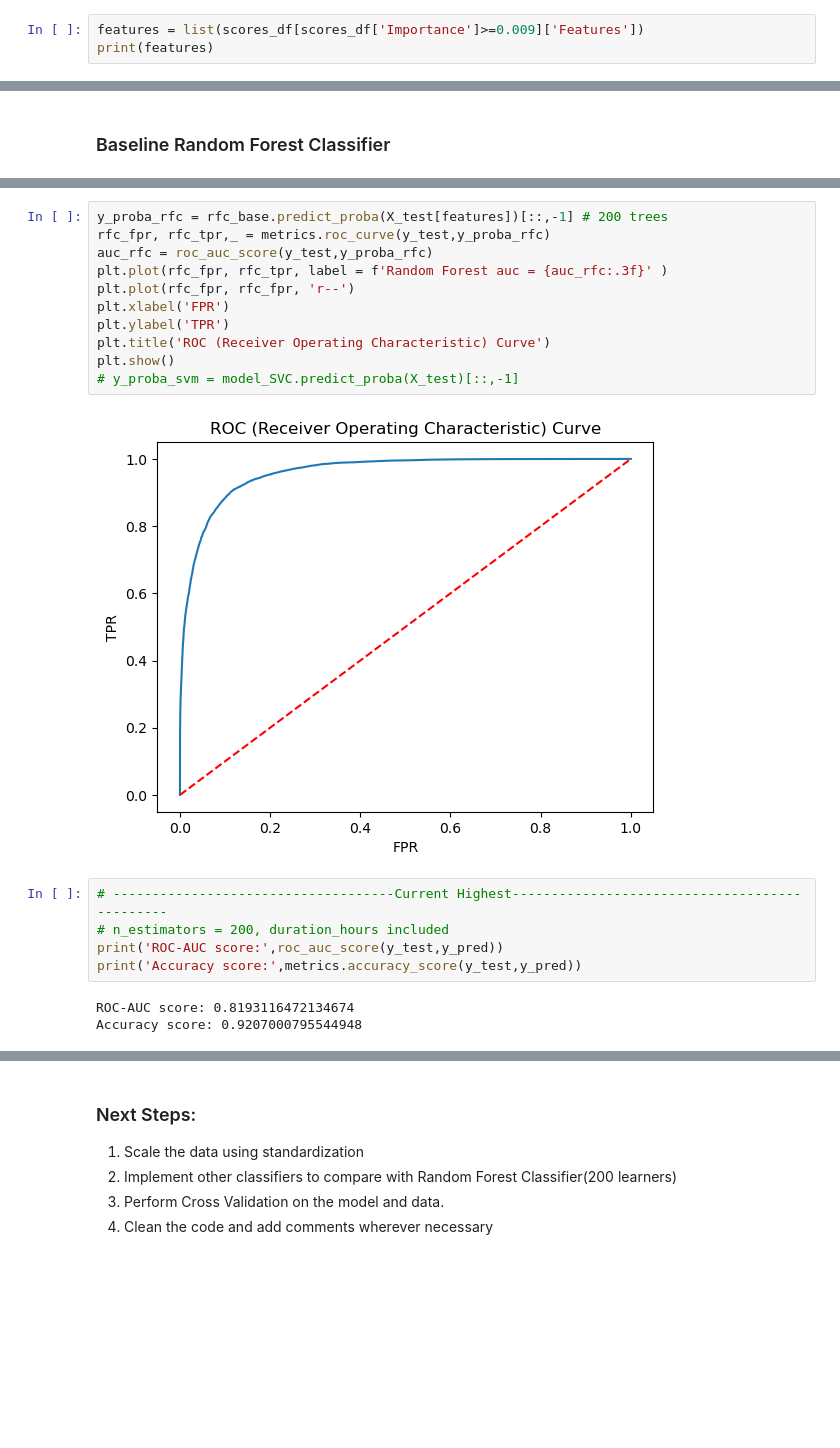
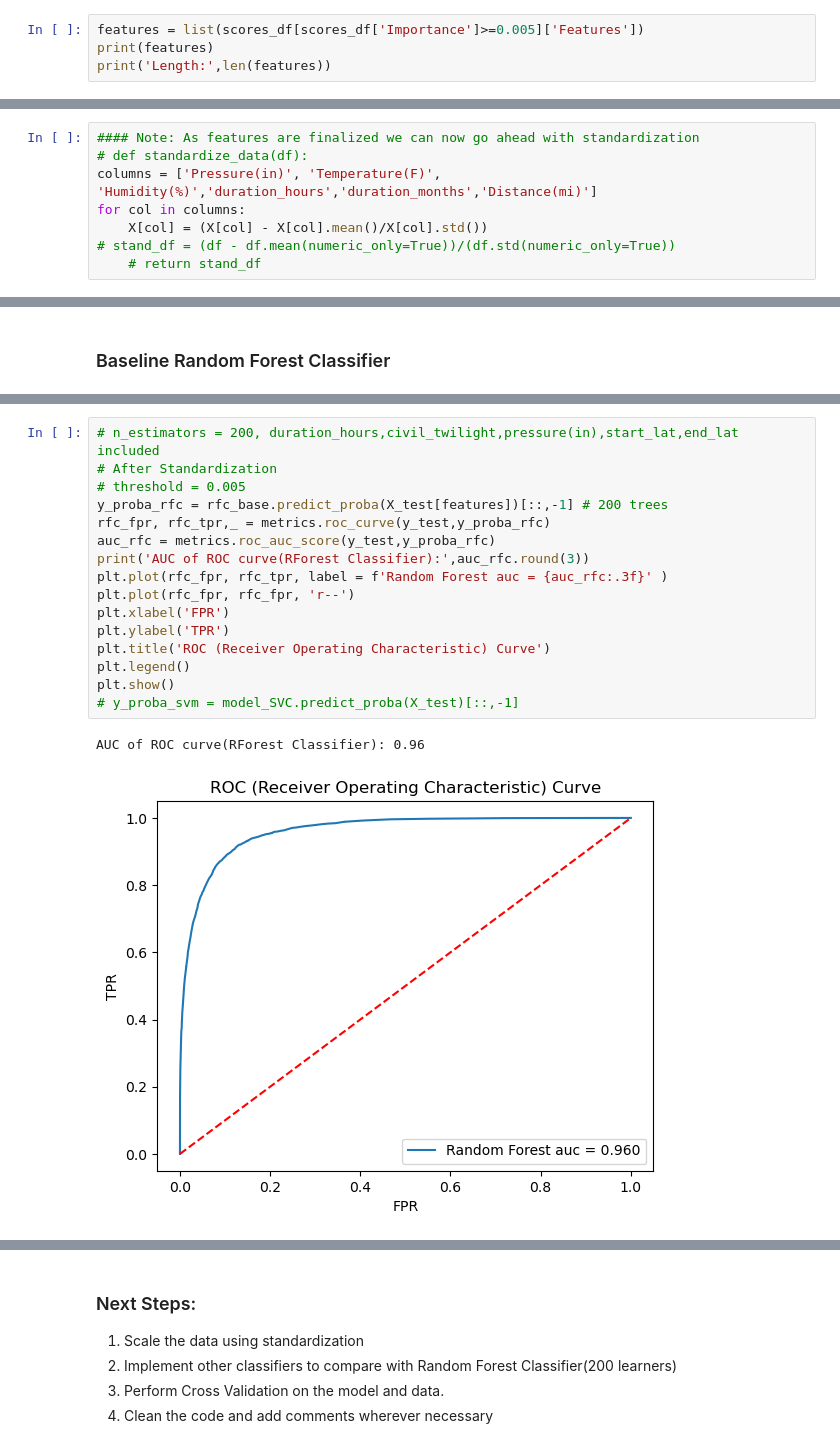
Before and after one commit to RBelgundi-6475/Term_Project_CS5644, a Jupyter notebook: Term_Project.ipynb, the cells around one changed output, grey strips where cells are left out. Saved outputs shown, nothing was run; the diff lists cells and outputs as text; blank space fills up the shorter version.

Commit message:
Experiments conducted with Random Forest Classifier

```diff
--- a/Term_Project.ipynb
+++ b/Term_Project.ipynb
@@ -687,4 +693,5 @@ Wall time: 7min 36s
 # %%
-features = list(scores_df[scores_df['Importance']>=0.009]['Features'])
+features = list(scores_df[scores_df['Importance']>=0.005]['Features'])
 print(features)
+print('Length:',len(features))
 # %% [output]
@@ -692 +702,9 @@ print(features)
+# %%
+#### Note: As features are finalized we can now go ahead with standardization
+# def standardize_data(df):
+columns = ['Pressure(in)', 'Temperature(F)', 'Humidity(%)','duration_hours','duration_months','Distance(mi)']
+for col in columns:
+    X[col] = (X[col] - X[col].mean()/X[col].std())
+# stand_df = (df - df.mean(numeric_only=True))/(df.std(numeric_only=True))
+    # return stand_df
 # %%
@@ -745,21 +797,19 @@ weighted avg       0.88      0.88      0.88     36853
 # %%
+# n_estimators = 200, duration_hours,civil_twilight,pressure(in),start_lat,end_lat included
+# After Standardization
+# threshold = 0.005
 y_proba_rfc = rfc_base.predict_proba(X_test[features])[::,-1] # 200 trees
 rfc_fpr, rfc_tpr,_ = metrics.roc_curve(y_test,y_proba_rfc)
-auc_rfc = roc_auc_score(y_test,y_proba_rfc)
+auc_rfc = metrics.roc_auc_score(y_test,y_proba_rfc)
+print('AUC of ROC curve(RForest Classifier):',auc_rfc.round(3))
 plt.plot(rfc_fpr, rfc_tpr, label = f'Random Forest auc = {auc_rfc:.3f}' )
 plt.plot(rfc_fpr, rfc_fpr, 'r--')
 plt.xlabel('FPR')
 plt.ylabel('TPR')
 plt.title('ROC (Receiver Operating Characteristic) Curve')
+plt.legend()
 plt.show()
 # y_proba_svm = model_SVC.predict_proba(X_test)[::,-1]
 # %% [output]
+AUC of ROC curve(RForest Classifier): 0.96
-[figure, old version]
+[figure, new version]
-# %%
-# ------------------------------------Current Highest----------------------------------------------
-# n_estimators = 200, duration_hours included
-print('ROC-AUC score:',roc_auc_score(y_test,y_pred))
-print('Accuracy score:',metrics.accuracy_score(y_test,y_pred))
-# %% [output]
-ROC-AUC score: 0.8193116472134674
-Accuracy score: 0.9207000795544948
```
Also changed, not shown: parts of 25 cells of this notebook.
